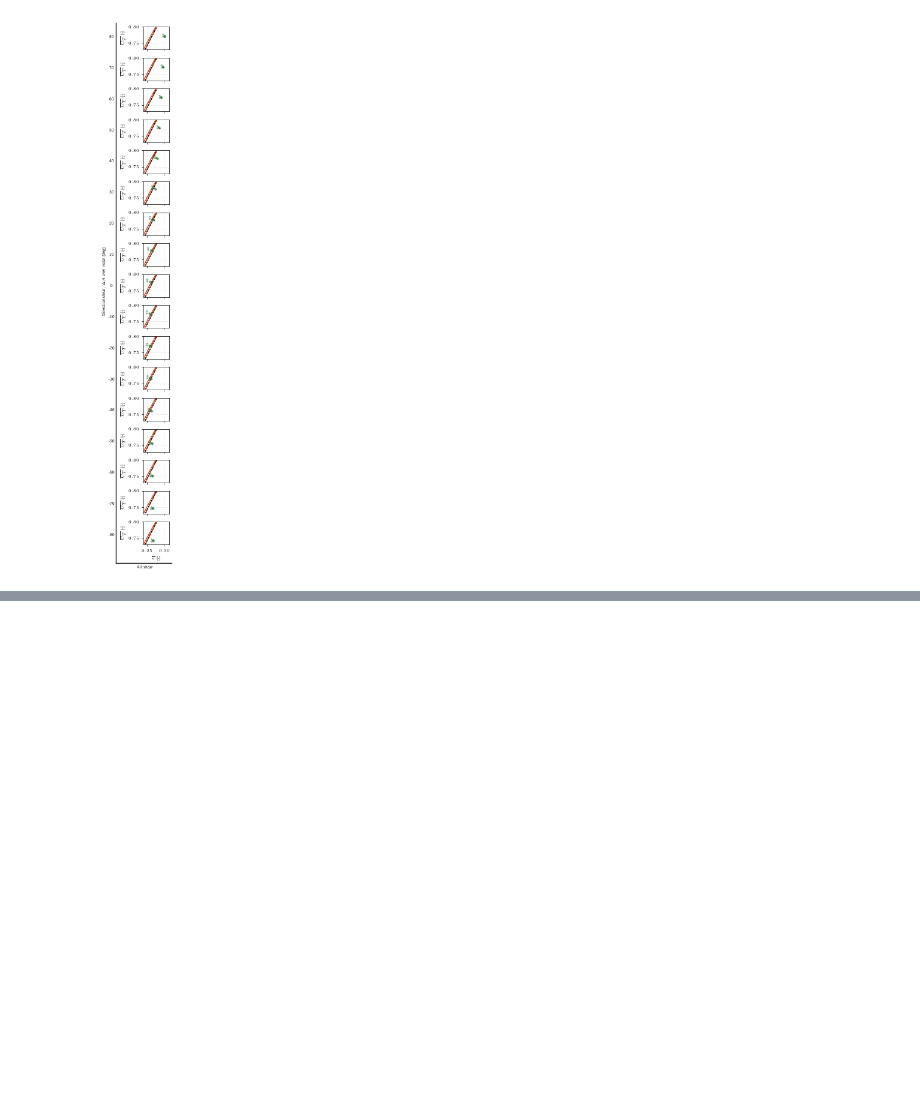
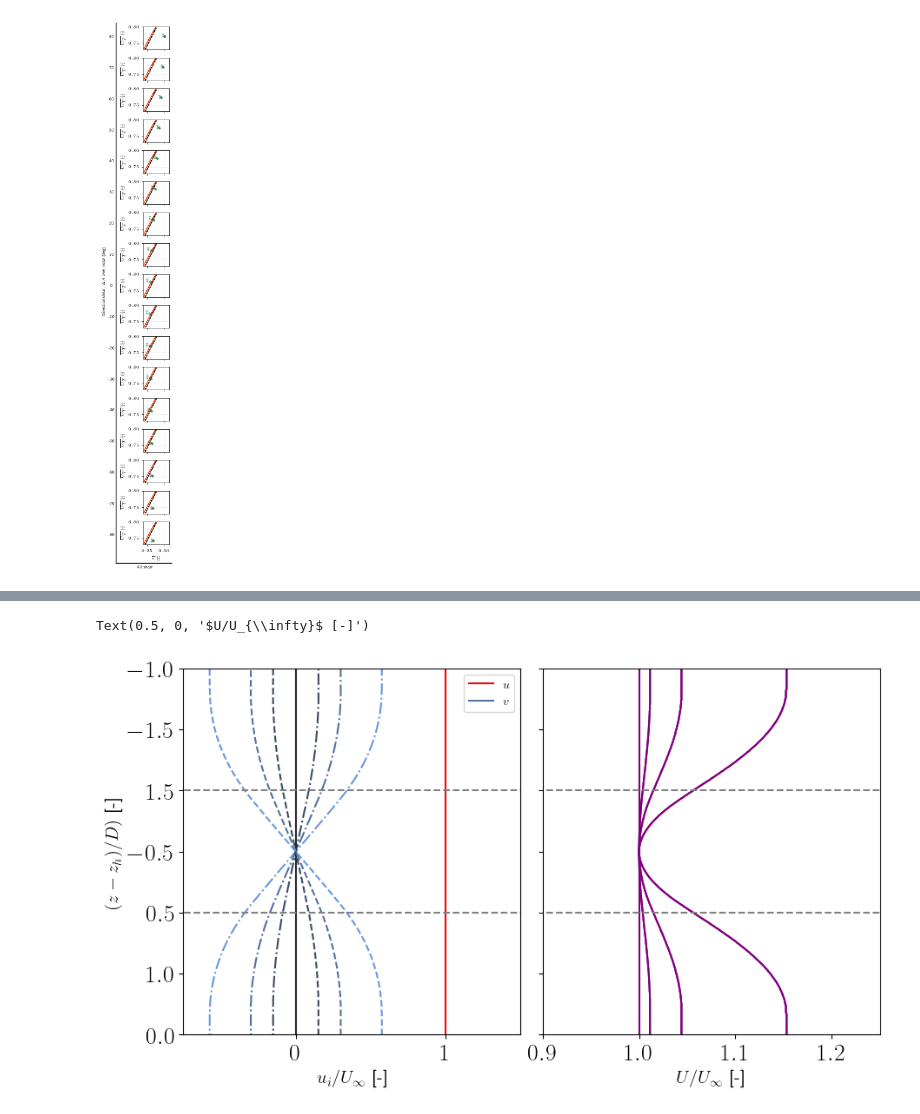
Before and after one commit to StormMata/induction_modeling, a Jupyter notebook: madsen_modeling/rotorAvg_10MW/process_plot.ipynb, the cells around one changed output, grey strips where cells are left out. Drawn from its saved outputs; the diff is of its cells as text; code cells hidden in the pictures; blank space fills up the shorter version.

```diff
--- a/madsen_modeling/rotorAvg_10MW/process_plot.ipynb
+++ b/madsen_modeling/rotorAvg_10MW/process_plot.ipynb
@@ -303,0 +430,6 @@ np.savez("/scratch/09909/smata/induction_modeling/madsen_modeling/rotorAvg_10MW/
+# %%
+r = wrfles_bem[count]['rOverR']
+
+theta = np.linspace(0, 2*np.pi, wrfles_bem[count]['Nsct'])
+
+annulus_average(W, r, theta)
@@ -452,0 +721,2 @@ plt.show()
+# %%
+colors = sns.dark_palette("#69d", 4)
@@ -452,0 +736,2 @@ plt.show()
+# %%
+colors_v = colors[::-1] + colors[1::]
@@ -452,0 +740,43 @@ plt.show()
+# %%
+styles = [r'-.',r'-.',r'-.',r'-',r'--',r'--',r'--']
+# %%
+fig, ax = plt.subplots(nrows=1,ncols=2,figsize=(9, 5), constrained_layout=True, sharey=True)
+
+subset_indices = np.array([55, 57, 58, 59, 60, 61, 63])
+
+fontsize = 15
+
+for i in range(len(subset_indices)):
+    ax[0].plot(profiles[:,subset_indices[i]]/7,full_z,color=colors_v[i],linestyle=styles[i])
+
+ax[0].plot(profiles_u[:,subset_indices[0]]/7,full_z,color='r',linestyle='-')
+
+ax[0].plot([-10,-10],[1,1],color='r',linestyle='-',label='$u$')
+ax[0].plot([-10,-10],[1,1],color=colors_v[5],linestyle='-',label='$v$')
+
+for i in range(len(subset_indices)):
+    ax[1].plot(np.sqrt(profiles[:,subset_indices[i]]**2 + profiles_u[:,subset_indices[i]]**2)/7,full_z,color='purple',linestyle='-')
+
+ax[0].plot([-1,4],[477.5,477.5], '--', color = 'grey')
+ax[0].plot([-1,4],[278.5,278.5], '--', color = 'grey')
+
+ax[1].plot([-1,4],[477.5,477.5], '--', color = 'grey')
+ax[1].plot([-1,4],[278.5,278.5], '--', color = 'grey')
+
+ax[0].set_ylim([79.5,676.5])
+ax[0].set_xlim([-0.75,1.5])
+ax[1].set_xlim([0.9,1.25])
+
+ax[0].legend()
+
+vec = ticks = np.array([79.5, 179,278.5,378,477.5,577,676.5])
+
+ax[0].set_yticks(vec)
+ax[0].set_yticklabels({'$-1.5$','$-1.0$','$-0.5$','$0.0$','$0.5$','$1.0$','$1.5$'})
+
+ax[0].set_ylabel('$(z-z_h)/D)$ [-]',fontsize=fontsize)
+ax[0].set_xlabel('$u_i/U_{\infty}$ [-]',fontsize=fontsize)
+ax[1].set_xlabel('$U/U_{\infty}$ [-]',fontsize=fontsize)
+# %% [output]
+Text(0.5, 0, '$U/U_{\\infty}$ [-]')
+[figure, added]
```
Also changed, not shown: parts of 24 cells of this notebook, 24 other files.
